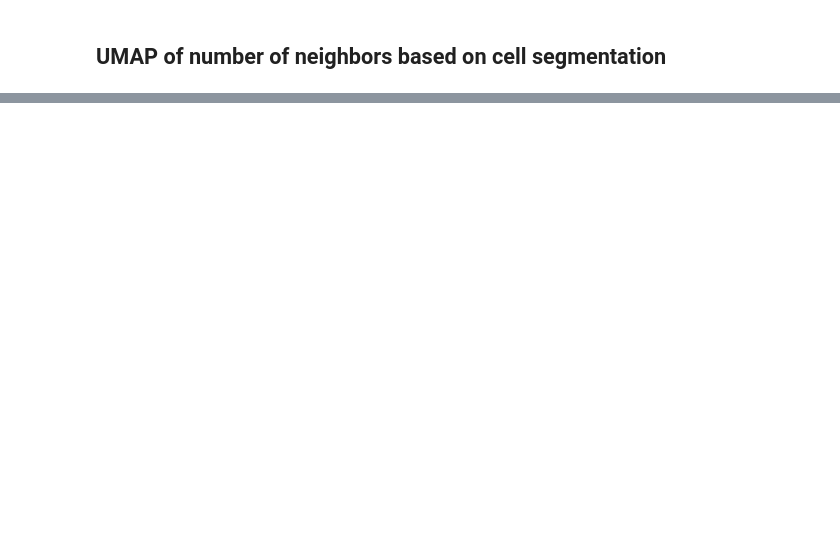
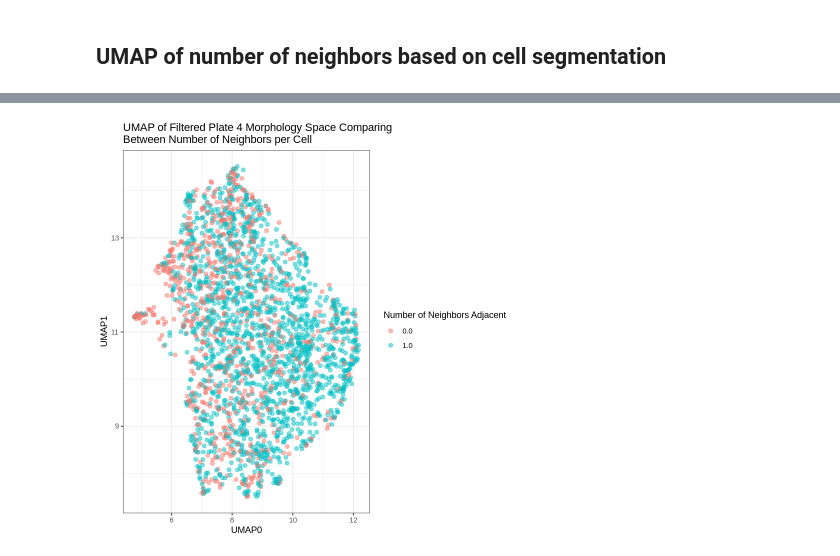
Before and after one commit to WayScience/cellpainting_predicts_cardiac_fibrosis, a Jupyter notebook: 4.analyze_data/notebooks/UMAP/1.visualize-UMAP-plate4.ipynb, the cells around one changed output, grey strips where cells are left out. Drawn from its saved outputs; the diff is of its cells as text; code cells hidden in the pictures; blank space fills up the shorter version.

```diff
--- a/4.analyze_data/notebooks/UMAP/1.visualize-UMAP-plate4.ipynb
+++ b/4.analyze_data/notebooks/UMAP/1.visualize-UMAP-plate4.ipynb
@@ -269,0 +368,16 @@ print(umap_cell_neighbors_figure)
+# %%
+umap_filtered_cell_neighbors_figure <-
+  ggplot(umap_filtered_df, aes(x = UMAP0, y = UMAP1)) +
+  geom_point(aes(color = Metadata_Neighbors_Adjacent), alpha = 0.5, size = 2) +
+  theme_bw() +
+  labs(title = "UMAP of Filtered Plate 4 Morphology Space Comparing\nBetween Number of Neighbors per Cell", x = "UMAP0", y = "UMAP1") +
+  scale_color_discrete(name = "Number of Neighbors Adjacent")
+
+# saving image
+output_file <- file.path(paste0(output_umap_file, "_filtered_number_neighbors_cells.png"))
+ggsave(output_file, umap_filtered_cell_neighbors_figure, dpi = 500, height = 8, width = 8)
+
+
+print(umap_filtered_cell_neighbors_figure)
+# %% [output]
+[figure, added]
```
Also changed, not shown: parts of 10 cells of this notebook, 27 other files.
